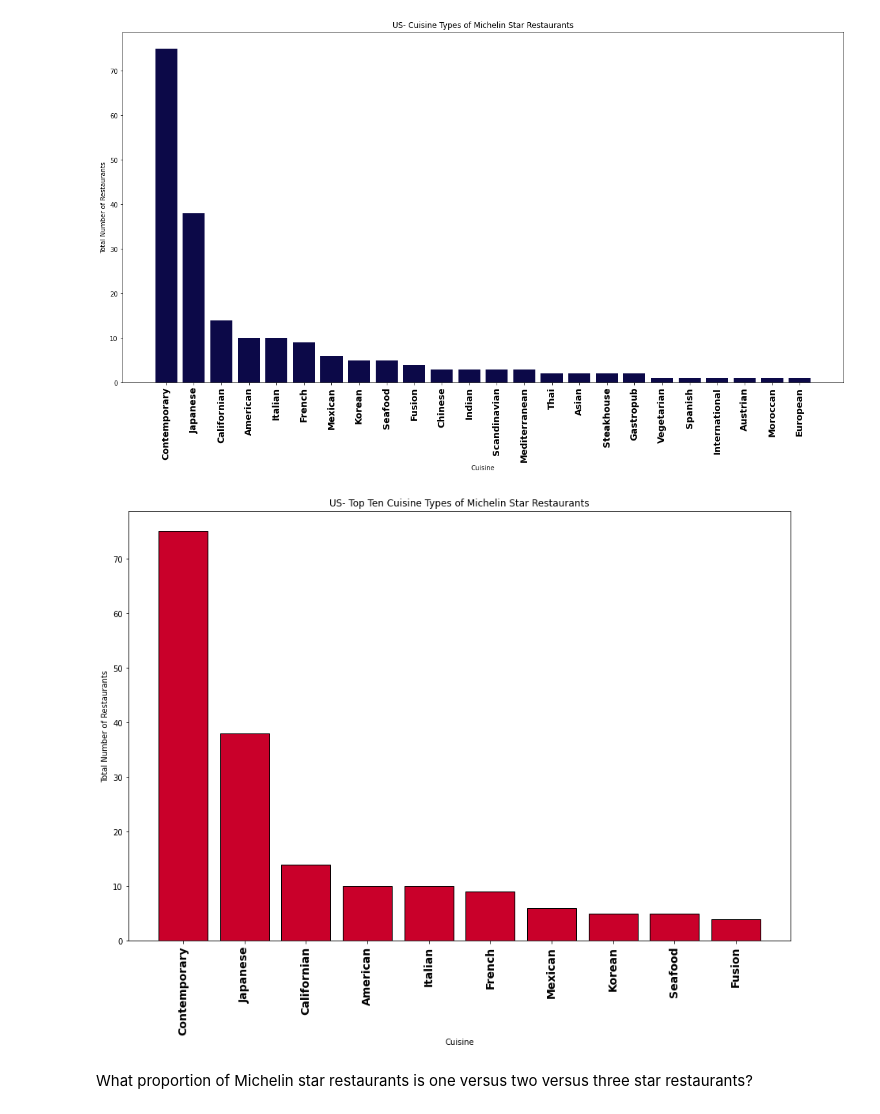
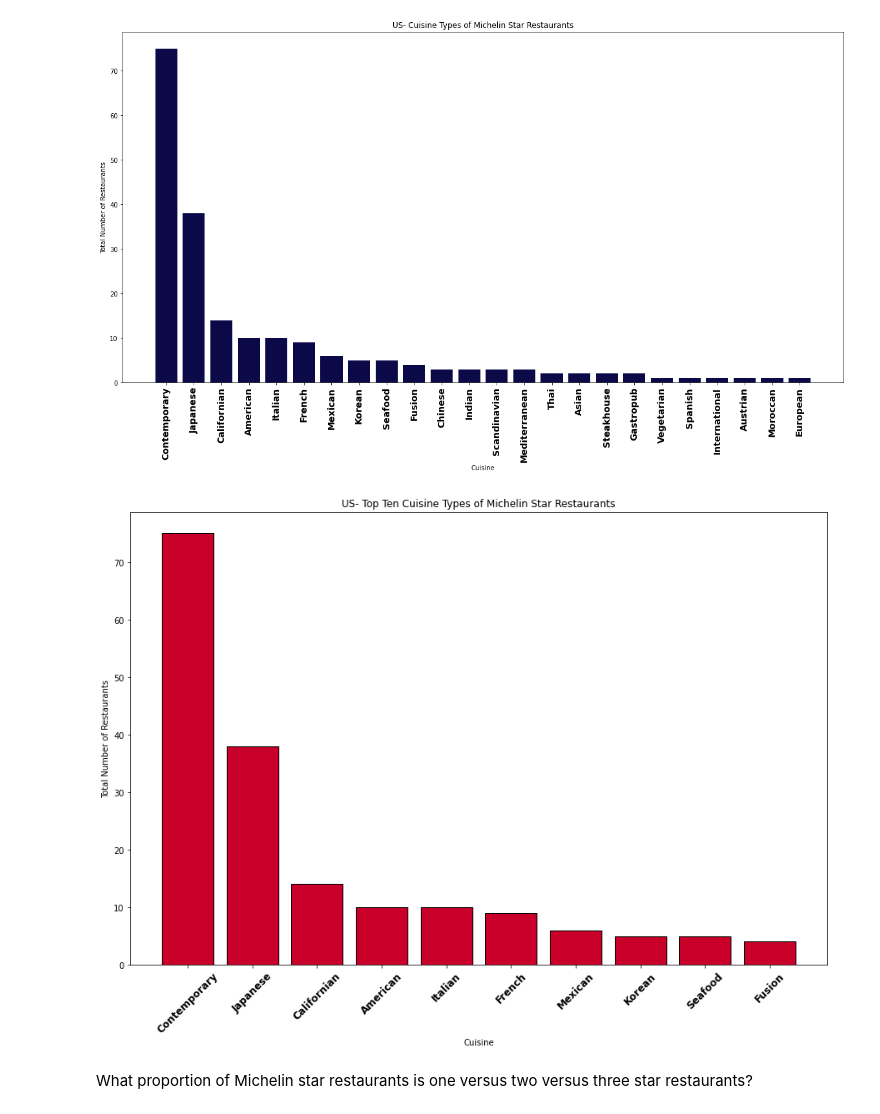
Before and after one commit to EI-github/smu_project1_michelinrestaurants, a Jupyter notebook: Megan_Work/Data_Analysis_Adams-US.ipynb, the cells around one changed output. Saved outputs shown, nothing was run; the diff lists cells and outputs as text; code cells hidden in the pictures.

Commit message:
Minor updates in visuals
updates in visuals

```diff
--- a/Megan_Work/Data_Analysis_Adams-US.ipynb
+++ b/Megan_Work/Data_Analysis_Adams-US.ipynb
@@ -154,16 +159,16 @@ plt.show()
 # %%
 #Graph top ten cuisine types
 top_cuisine= cuisine_df.head(10)
 plt.figure(figsize=(15,10))
 plt.bar(top_cuisine["Cuisine"], top_cuisine["Count"], color= "#C9002A", edgecolor= "black")
-plt.xticks(top_cuisine["Cuisine"], rotation='vertical', fontsize= 14, weight= "bold")
+plt.xticks(top_cuisine["Cuisine"], rotation= 45, fontsize= 12, weight= "bold")
 plt.title("US- Top Ten Cuisine Types of Michelin Star Restaurants")
 plt.xlabel("Cuisine")
 plt.ylabel("Total Number of Restaurants")
 plt.savefig('us_top_ten_cuisine.png')
 plt.show()
 # %% [output]
-[figure, old version]
+[figure, new version]
 # %% [markdown]
 What proportion of Michelin star restaurants is one versus two versus three star restaurants?
 # %%
```
Also changed, not shown: parts of 11 cells of this notebook, 11 other files.
